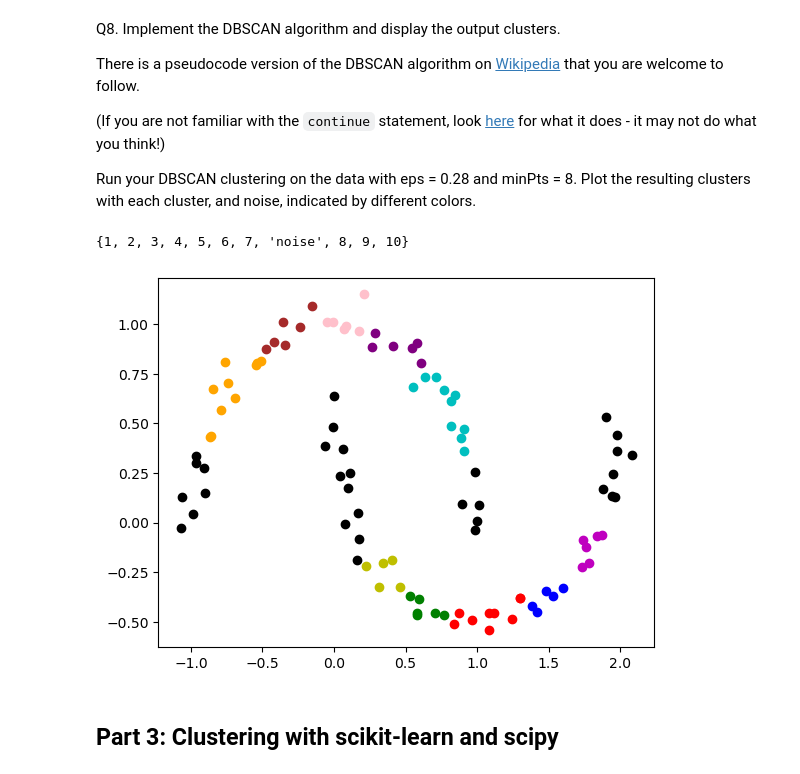
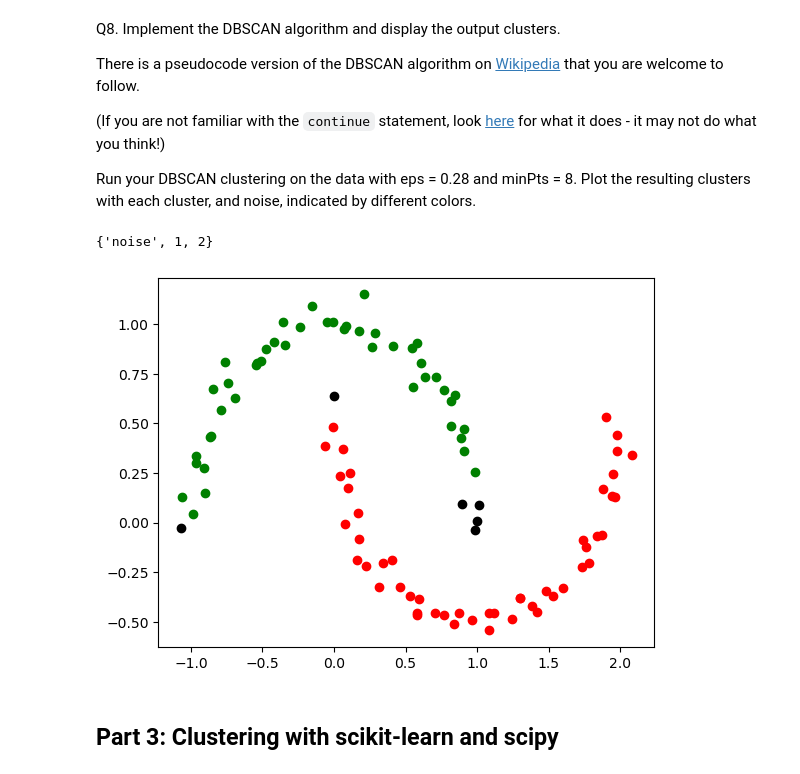
Before and after one commit to aJimenez19037/CS363M-HW, a Jupyter notebook: HW5/HW5 - Clustering.ipynb, the cells around one changed output. Saved outputs shown, nothing was run; the diff lists cells and outputs as text; code cells hidden in the pictures.

```diff
--- a/HW5/HW5 - Clustering.ipynb
+++ b/HW5/HW5 - Clustering.ipynb
@@ -165,7 +165,7 @@ def dbscan(data, eps, minpts):
     else:
       neighbors = RangeQuery(data, point, eps)
 
-      if len(neighbors) <= minpts:
+      if len(neighbors) < minpts:
         labels[index] = 'noise'
         continue
       else:
@@ -174,36 +174,36 @@ def dbscan(data, eps, minpts):
         seedset = neighbors.copy()
         for q in seedset:
           if labels[q] == 'noise':
             labels[q] = counter # border point
           elif labels[q] is not None:
             continue
           labels[q] = counter # core point
-          neighbors = RangeQuery(data, q, eps)
+          neighbors = RangeQuery(data, data[q], eps)
           if len(neighbors) >= minpts:
             for n in neighbors:
               if n not in seedset:
                 seedset.extend(neighbors)
   return labels
 
 def RangeQuery(data, q, eps):
   neighbors = []
   for index, point in enumerate(data):
     if np.linalg.norm(q - point) <= eps:
       neighbors.append(index)
   return neighbors
 
 labels = dbscan(data, 0.28, 8)
 print(set(labels))
 for index, point in enumerate(data):
     if labels[index] == 'noise':
       color = 'black'
     else:
       color = colors[labels[index]-1]
       label = f'Cluster {labels[index]}'
     plt.scatter(point[0], point[1], c=color)
 # %% [output]
-{1, 2, 3, 4, 5, 6, 7, 'noise', 8, 9, 10}
+{'noise', 1, 2}
-[figure, old version]
+[figure, new version]
 # %% [markdown]
 ## Part 3: Clustering with scikit-learn and scipy
 # %% [markdown]
```
